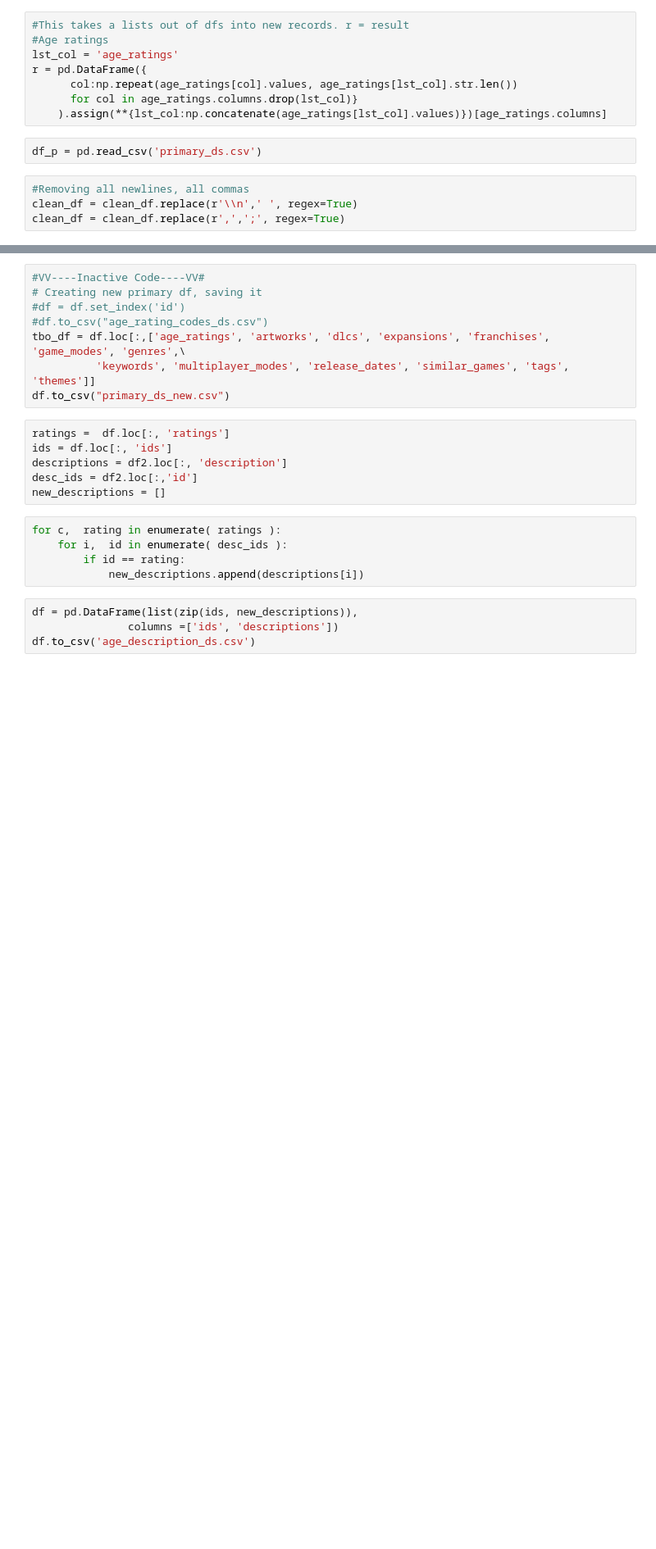
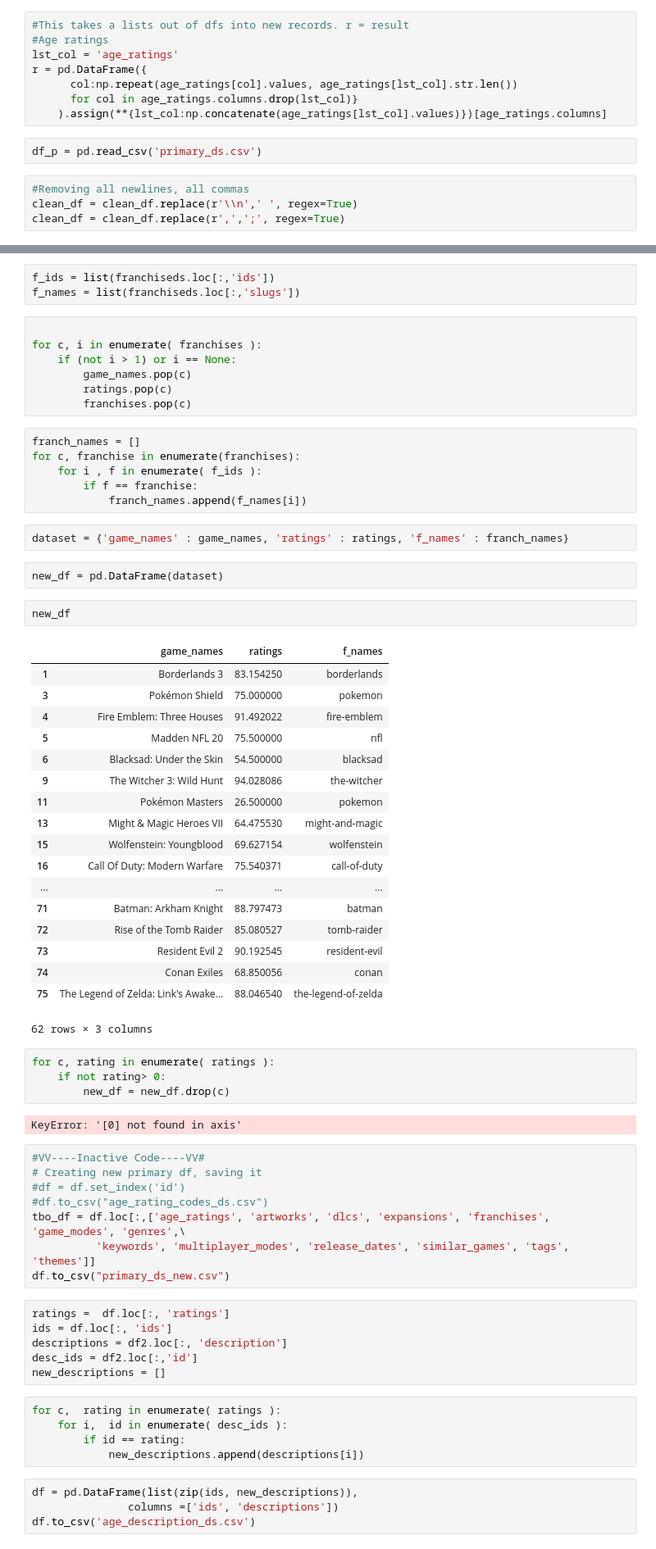
Before and after one commit to DiamondTop/gamingproject, a Jupyter notebook: raw_data/Gaming project API.ipynb, the cells around one changed output, grey strips where cells are left out. Shown at 82% size. Cells and saved outputs as stored; diff of their text form; blank space fills up the shorter version.

Commit message:
data

```diff
--- a/Video_Game_Col_Project/Gaming project API.ipynb
+++ b/raw_data/Gaming project API.ipynb
@@ -415,3 +446,50 @@ clean_df = clean_df.replace(r',',';', regex=True)
+# %%
+f_ids = list(franchiseds.loc[:,'ids'])
+f_names = list(franchiseds.loc[:,'slugs'])
+# %%
+
+for c, i in enumerate( franchises ):
+    if (not i > 1) or i == None:
+        game_names.pop(c)
+        ratings.pop(c)
+        franchises.pop(c)
+# %%
+franch_names = []
+for c, franchise in enumerate(franchises):
+    for i , f in enumerate( f_ids ):
+        if f == franchise:
+            franch_names.append(f_names[i])
+# %%
+dataset = {'game_names' : game_names, 'ratings' : ratings, 'f_names' : franch_names}
+# %%
+new_df = pd.DataFrame(dataset)
+# %%
+new_df
+# %% [output]
+|  | game_names | ratings | f_names |
+| 1 | Borderlands 3 | 83.154250 | borderlands |
+| 3 | Pokémon Shield | 75.000000 | pokemon |
+| 4 | Fire Emblem: Three Houses | 91.492022 | fire-emblem |
+| 5 | Madden NFL 20 | 75.500000 | nfl |
+| 6 | Blacksad: Under the Skin | 54.500000 | blacksad |
+| 9 | The Witcher 3: Wild Hunt | 94.028086 | the-witcher |
+| 11 | Pokémon Masters | 26.500000 | pokemon |
+| 13 | Might & Magic Heroes VII | 64.475530 | might-and-magic |
+| 15 | Wolfenstein: Youngblood | 69.627154 | wolfenstein |
+| 16 | Call Of Duty: Modern Warfare | 75.540371 | call-of-duty |
+| ... | ... | ... | ... |
+| 71 | Batman: Arkham Knight | 88.797473 | batman |
+| 72 | Rise of the Tomb Raider | 85.080527 | tomb-raider |
+| 73 | Resident Evil 2 | 90.192545 | resident-evil |
+| 74 | Conan Exiles | 68.850056 | conan |
+| 75 | The Legend of Zelda: Link's Awake... | 88.046540 | the-legend-of-zelda |
+62 rows × 3 columns
+# %%
+for c, rating in enumerate( ratings ):
+    if not rating> 0:
+        new_df = new_df.drop(c)
+# %% [output]
+KeyError: '[0] not found in axis'
 # %%
 #VV----Inactive Code----VV#
 # Creating new primary df, saving it
```
Also changed, not shown: parts of 5 cells of this notebook, 18 other files.
